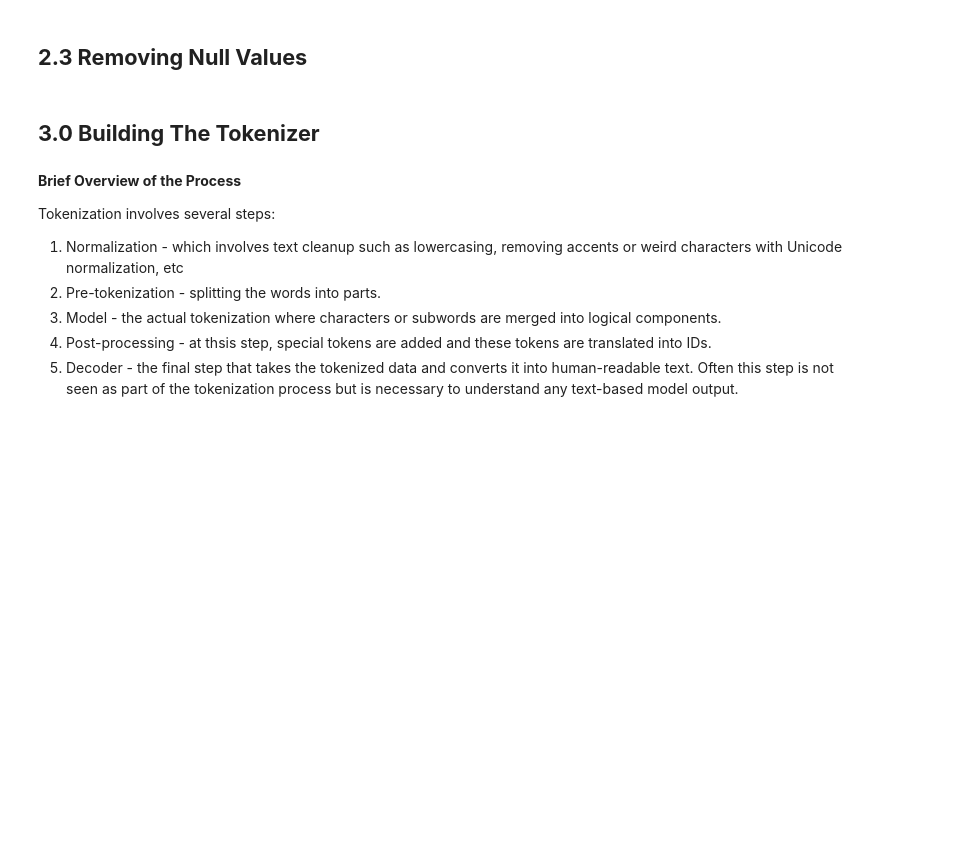
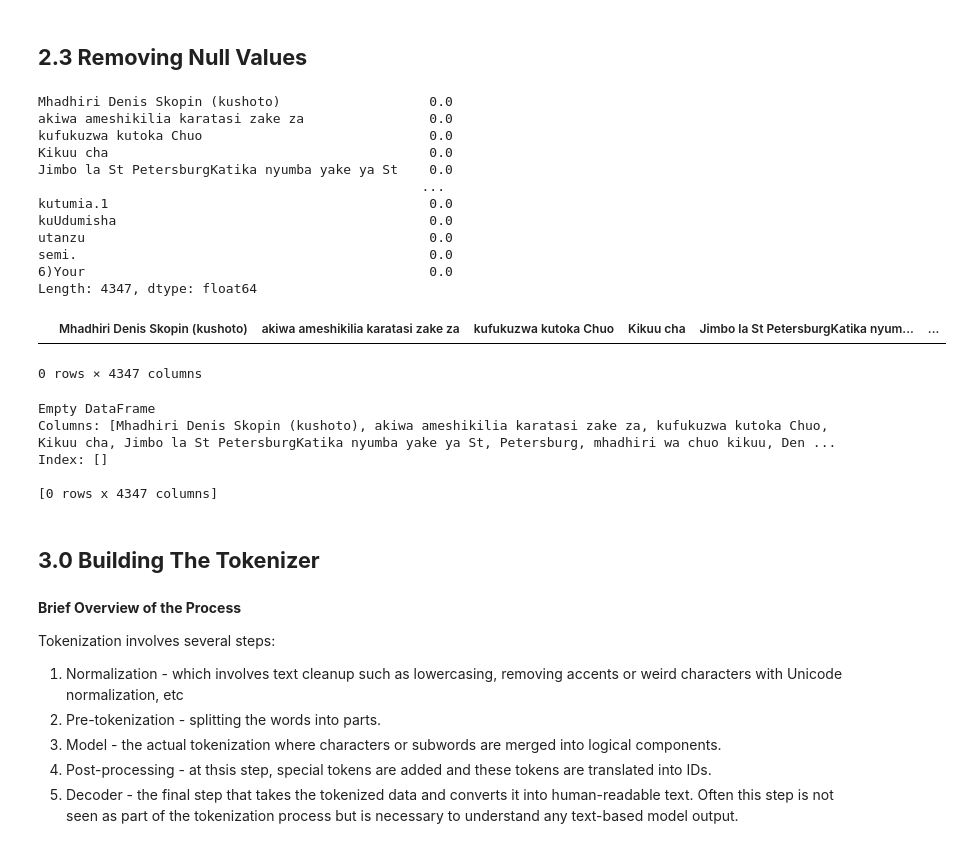
Before and after one commit to rdkdaniel/The-Swahili-Project, a Jupyter notebook: The_Tokenizer.ipynb, the cells around one changed output. Drawn from its saved outputs; the diff is of its cells as text; code cells hidden in the pictures; blank space fills up the shorter version.

```diff
--- a/The_Tokenizer.ipynb
+++ b/The_Tokenizer.ipynb
@@ -135,5 +160,34 @@ print(df_merged)
 # %% [markdown]
 ## **2.3 Removing Null Values**
+# %%
+df_merged = df_merged.dropna()
+# %%
+#Checking again for missing values
+print(df_merged.isnull().sum())
+df_merged.isnull()
+# %% [output]
+Mhadhiri Denis Skopin (kushoto)                   0.0
+akiwa ameshikilia karatasi zake za                0.0
+kufukuzwa kutoka Chuo                             0.0
+Kikuu cha                                         0.0
+Jimbo la St PetersburgKatika nyumba yake ya St    0.0
+                                                 ...
+kutumia.1                                         0.0
+kuUdumisha                                        0.0
+utanzu                                            0.0
+semi.                                             0.0
+6)Your                                            0.0
+Length: 4347, dtype: float64
+|  | Mhadhiri Denis Skopin (kushoto) | akiwa ameshikilia karatasi zake za | kufukuzwa kutoka Chuo | Kikuu cha | Jimbo la St PetersburgKatika nyum... | ... |
+0 rows × 4347 columns
+# %%
+print(df_merged)
+# %% [output]
+Empty DataFrame
+Columns: [Mhadhiri Denis Skopin (kushoto), akiwa ameshikilia karatasi zake za, kufukuzwa kutoka Chuo, Kikuu cha, Jimbo la St PetersburgKatika nyumba yake ya St, Petersburg, mhadhiri wa chuo kikuu, Den ...
+Index: []
+
+[0 rows x 4347 columns]
 # %% [markdown]
 ## **3.0 Building The Tokenizer**
 # %% [markdown]
```
Also changed, not shown: parts of 3 cells of this notebook.
